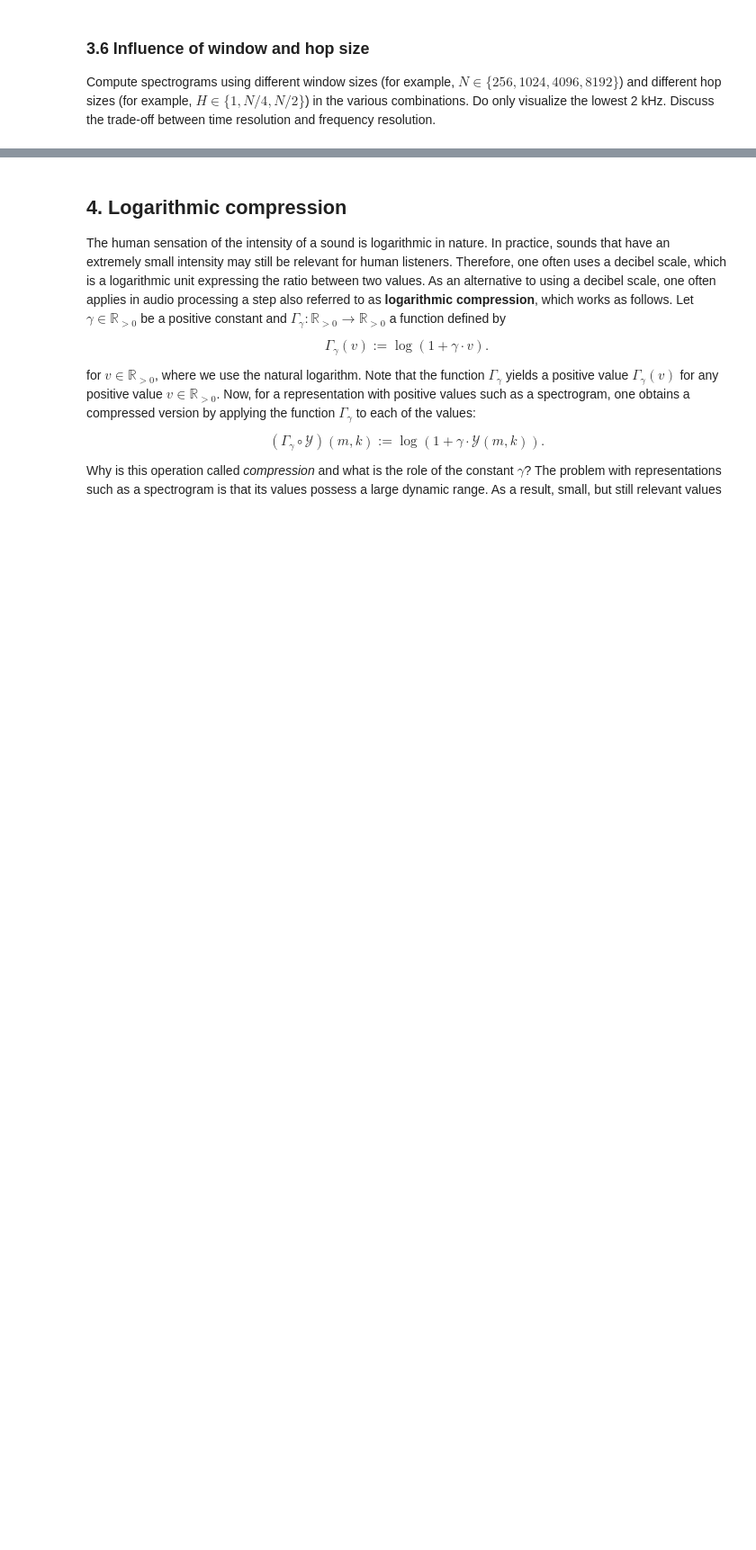
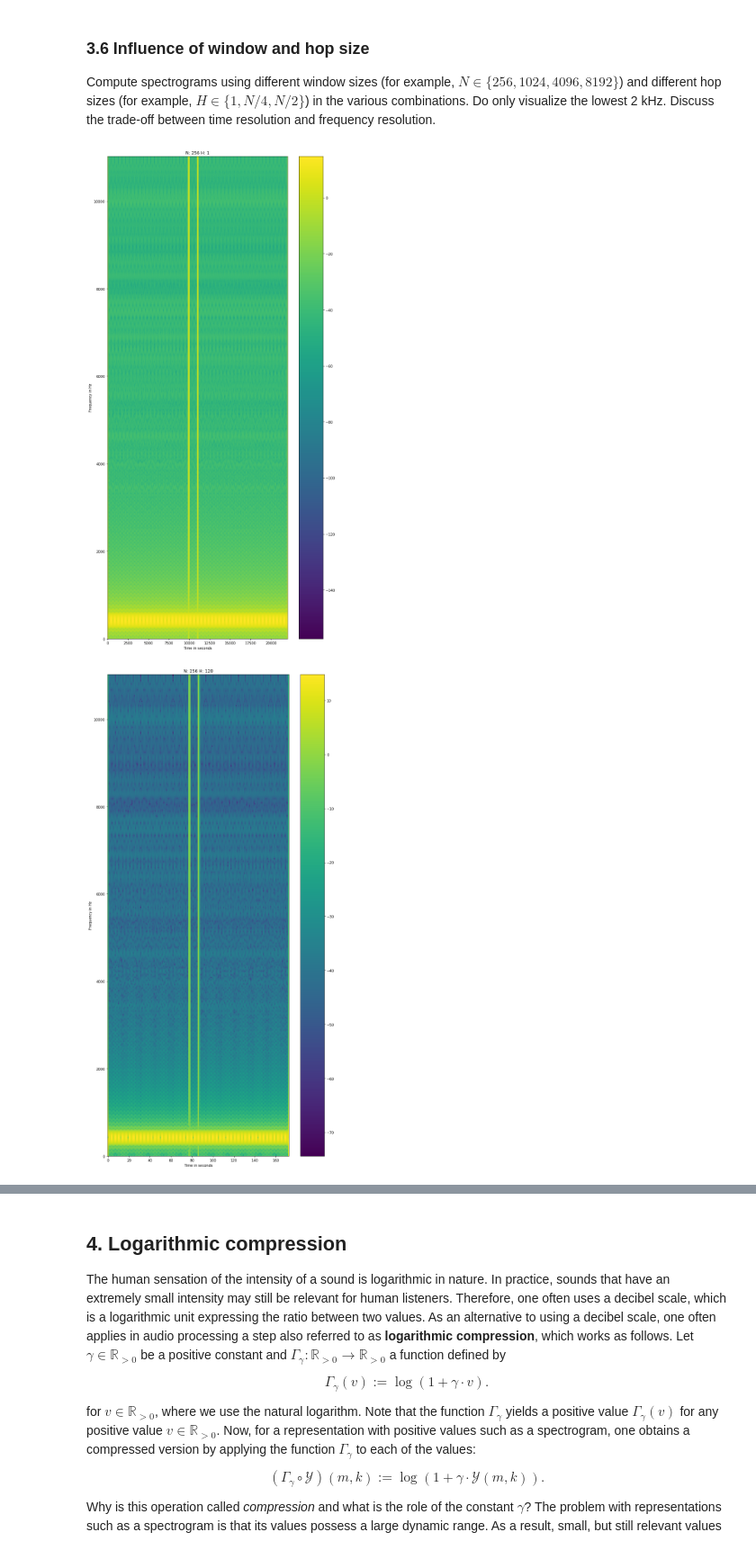
Before and after one commit to marc-philipp-knechtle/mir, a Jupyter notebook: ExerciseMIR/exercise03.ipynb, the cells around one changed output, grey strips where cells are left out. Shown at 90% size. Cells and saved outputs as stored; diff of their text form; code cells hidden in the pictures; blank space fills up the shorter version.

```diff
--- a/ExerciseMIR/exercise03.ipynb
+++ b/ExerciseMIR/exercise03.ipynb
@@ -564,0 +564,43 @@ Compute spectrograms using different window sizes
+# %%
+from typing import List
+
+## your code here...
+N: List[int] = [256, 1024, 4096, 8192]
+
+descriptions: List[str] = [
+    "1",
+    "2",
+    "3",
+    "4",
+    "5",
+    "6",
+    "7",
+    "8",
+    "9",
+    "10",
+    "11",
+    "12"
+]
+
+for window_length in N:
+    omega = signal.windows.hann(window_length)
+
+    for hop_length_divisor in [window_length, 2, 4]:
+        stft = librosa.stft(x, window=omega, win_length=window_length,
+                            hop_length=int(window_length / hop_length_divisor), n_fft=Fs)
+        spectrogram = np.abs(stft)
+
+        t = librosa.samples_to_time(np.arange(stft.shape[0]), sr=Fs)
+        f = librosa.frames_to_time(np.arange(stft.shape[1]), sr=Fs, hop_length=int(window_length / hop_length_divisor))
+
+        fig = plt.figure(figsize=(10, 20))
+        ax = fig.add_subplot()
+        ax.set_title('N: ' + str(window_length) + ' H: ' + str(int(window_length / hop_length_divisor)))
+        plt.imshow(10 * np.log10(spectrogram), cmap='viridis', aspect='auto', origin='lower')
+        plt.xlabel('Time in seconds')
+        plt.ylabel('Frequency in Hz')
+        plt.colorbar()
+        plt.tight_layout()
+# %% [output]
+[figure, added]
+[figure, added]
```
Also changed, not shown: parts of 5 cells of this notebook.
